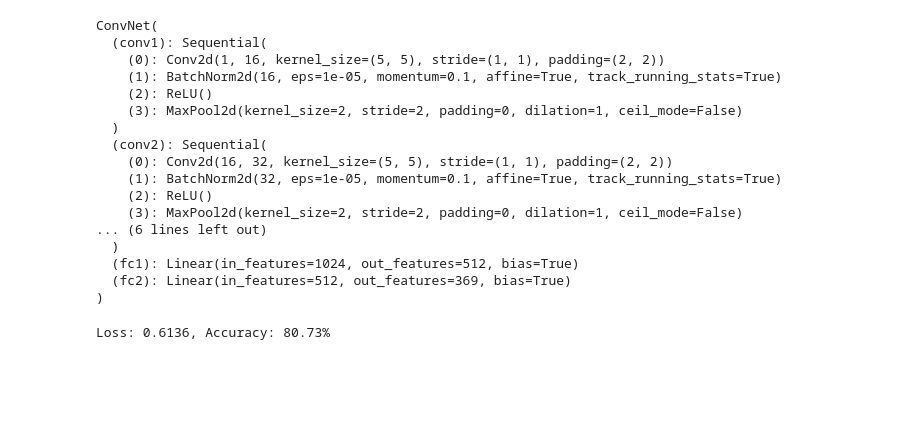
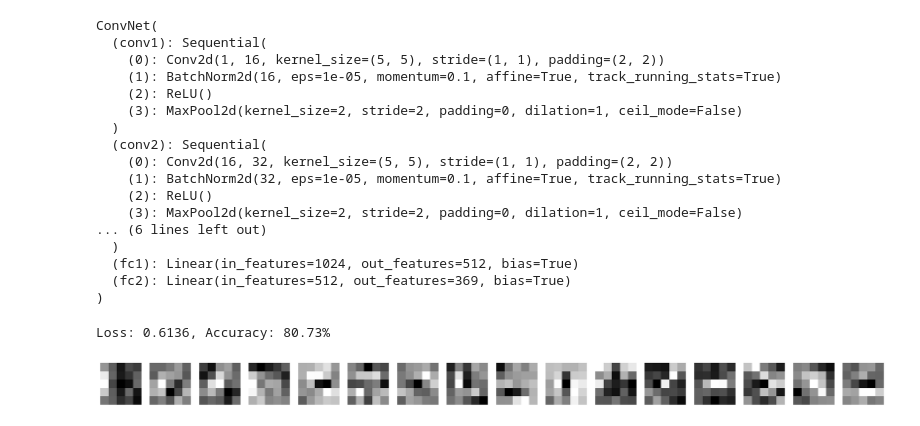
Before and after one commit to Chaotix953/HASYv2, a Jupyter notebook: Untitled.ipynb, the cells around one changed output. Cells and saved outputs as stored; diff of their text form; code cells hidden in the pictures; blank space fills up the shorter version.

```diff
--- a/Untitled.ipynb
+++ b/Untitled.ipynb
@@ -251,3 +259,23 @@ epoch_accuracy = correct / total * 100
 print(f"Loss: {epoch_loss:.4f}, Accuracy: {epoch_accuracy:.2f}%")
 # %% [output]
 Loss: 0.6136, Accuracy: 80.73%
+# %%
+import matplotlib.pyplot as plt
+import numpy as np
+
+# Extraction des poids du premier filtre convolutif
+filters = model.conv1[0].weight.data
+
+# Normaliser les poids pour la visualisation
+f_min, f_max = filters.min(), filters.max()
+filters = (filters - f_min) / (f_max - f_min)
+
+# Afficher les filtres
+n_filters = filters.shape[0]
+fig, axs = plt.subplots(1, n_filters, figsize=(n_filters*1.5, 1.5))
+for i in range(n_filters):
+    axs[i].imshow(filters[i, 0, :, :].numpy(), cmap='gray')
+    axs[i].axis('off')
+plt.show()
+# %% [output]
+[figure, added]
```
Also changed, not shown: parts of 3 cells of this notebook.
